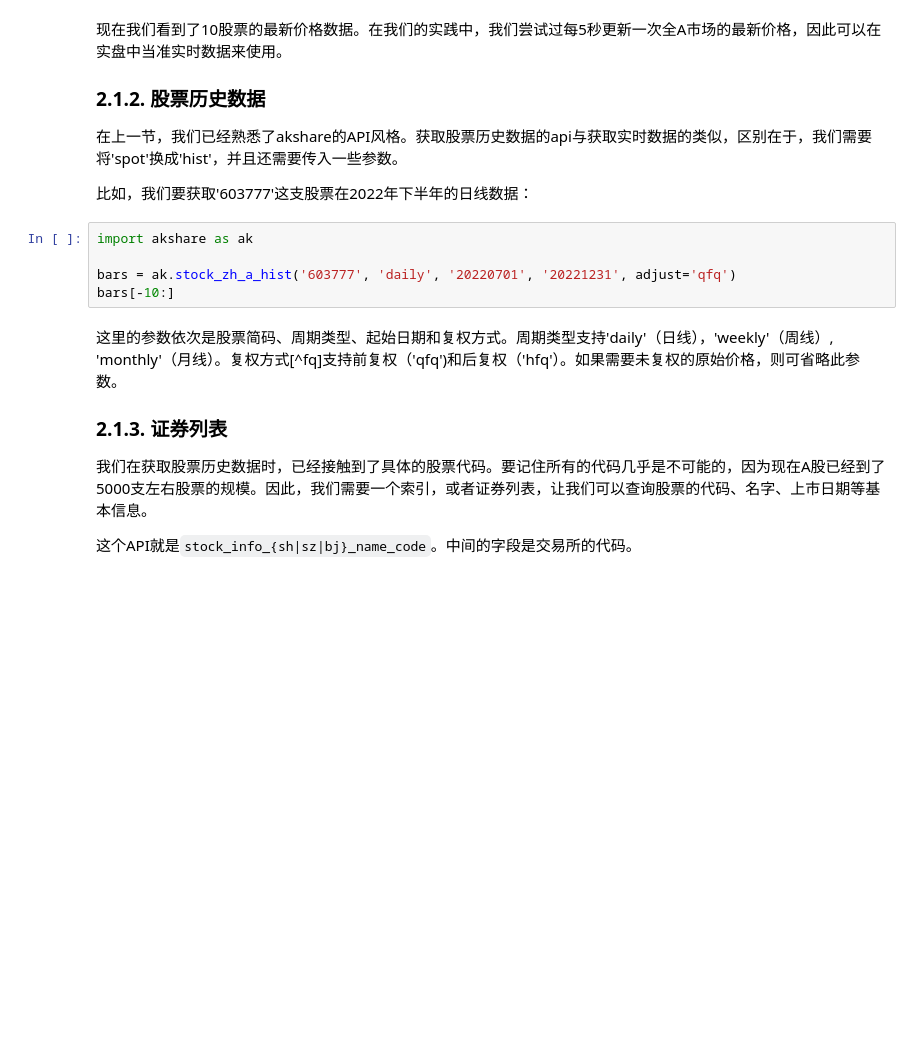
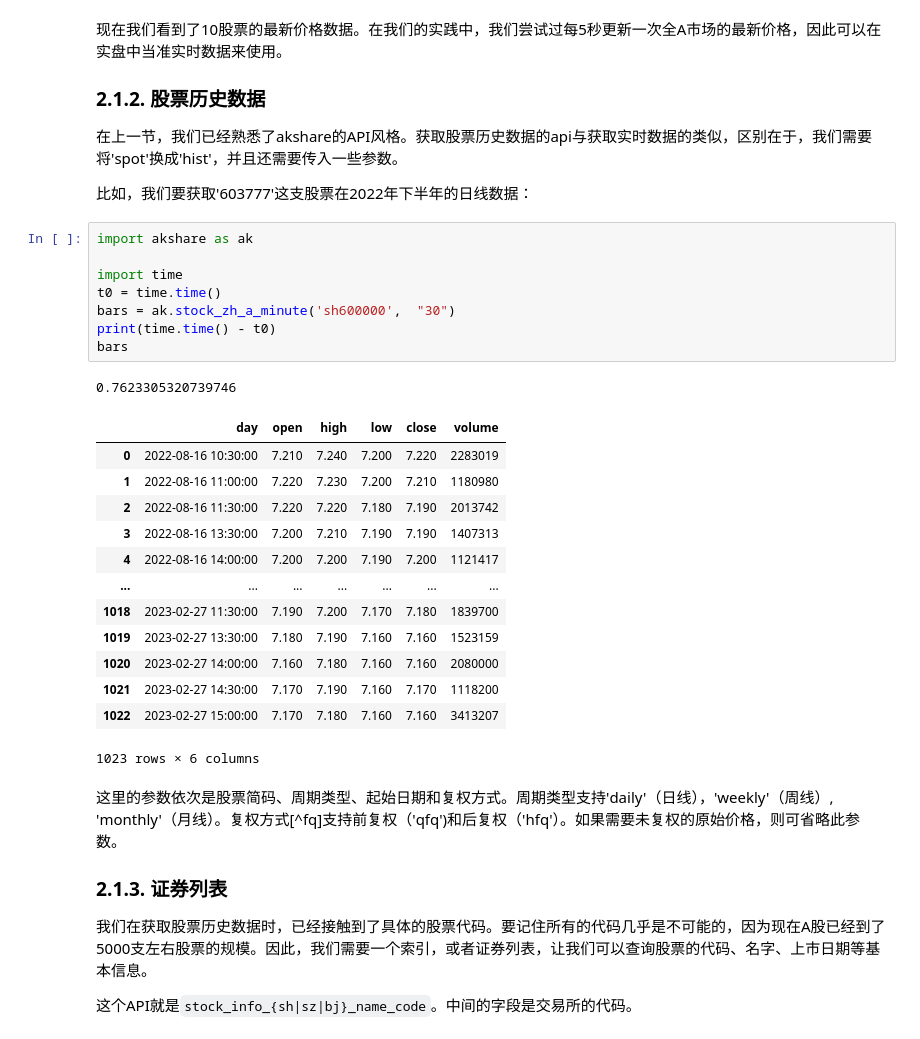
Before and after one commit to zillionare/cheese_course, a Jupyter notebook: docs/code/courses/primary/chap01.ipynb, the cells around one changed output. Saved outputs shown, nothing was run; the diff lists cells and outputs as text; blank space fills up the shorter version.

```diff
--- a/docs/code/courses/primary/chap01.ipynb
+++ b/docs/code/courses/primary/chap01.ipynb
@@ -69,8 +84,26 @@ bars[:10]
 # %%
 import akshare as ak
 
-bars = ak.stock_zh_a_hist('603777', 'daily', '20220701', '20221231', adjust='qfq')
-bars[-10:]
+import time
+t0 = time.time()
+bars = ak.stock_zh_a_minute('sh600000',  "30")
+print(time.time() - t0)
+bars
+# %% [output]
+0.7623305320739746
+|  | day | open | high | low | close | volume |
+| 0 | 2022-08-16 10:30:00 | 7.210 | 7.240 | 7.200 | 7.220 | 2283019 |
+| 1 | 2022-08-16 11:00:00 | 7.220 | 7.230 | 7.200 | 7.210 | 1180980 |
+| 2 | 2022-08-16 11:30:00 | 7.220 | 7.220 | 7.180 | 7.190 | 2013742 |
+| 3 | 2022-08-16 13:30:00 | 7.200 | 7.210 | 7.190 | 7.190 | 1407313 |
+| 4 | 2022-08-16 14:00:00 | 7.200 | 7.200 | 7.190 | 7.200 | 1121417 |
+| ... | ... | ... | ... | ... | ... | ... |
+| 1018 | 2023-02-27 11:30:00 | 7.190 | 7.200 | 7.170 | 7.180 | 1839700 |
+| 1019 | 2023-02-27 13:30:00 | 7.180 | 7.190 | 7.160 | 7.160 | 1523159 |
+| 1020 | 2023-02-27 14:00:00 | 7.160 | 7.180 | 7.160 | 7.160 | 2080000 |
+| 1021 | 2023-02-27 14:30:00 | 7.170 | 7.190 | 7.160 | 7.170 | 1118200 |
+| 1022 | 2023-02-27 15:00:00 | 7.170 | 7.180 | 7.160 | 7.160 | 3413207 |
+1023 rows × 6 columns
 # %% [markdown]
 这里的参数依次是股票简码、周期类型、起始日期和复权方式。周期类型支持'daily'（日线），'weekly'（周线）, 'monthly'（月线）。复权方式[^fq]支持前复权（'qfq')和后复权（'hfq'）。如果需要未复权的原始价格，则可省略此参数。
 
```
Also changed, not shown: parts of 2 cells of this notebook, 3 other files.
